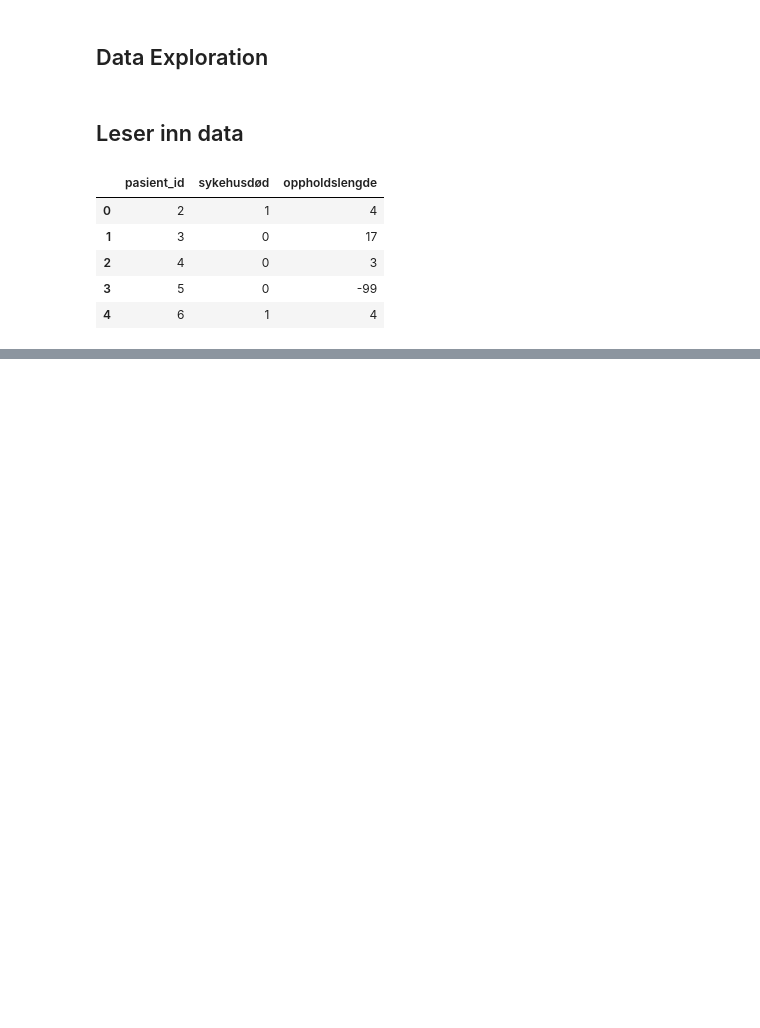
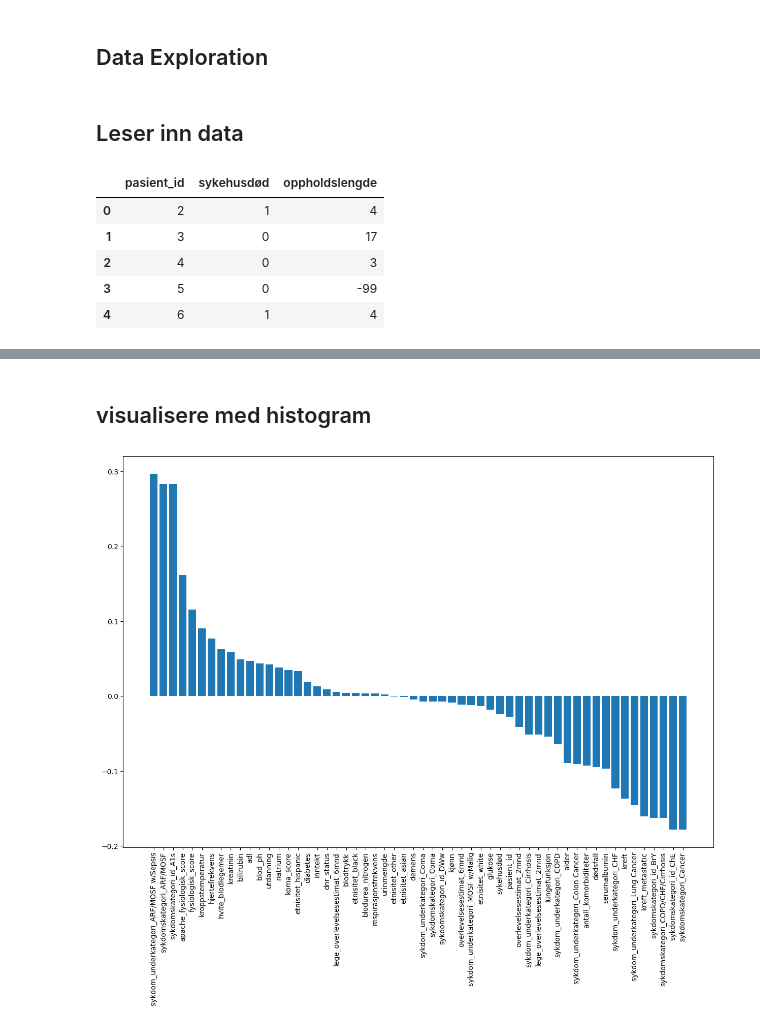
Before and after one commit to asfag4191/Predicted-hospital-stay, a Jupyter notebook: Untitled.ipynb, the cells around one changed output, grey strips where cells are left out. Saved outputs shown, nothing was run; the diff lists cells and outputs as text; code cells hidden in the pictures; blank space fills up the shorter version.

```diff
--- a/Untitled.ipynb
+++ b/Untitled.ipynb
@@ -139,0 +150,2 @@ df_under_7_dager
+# %% [markdown]
+## visualisere med histogram
@@ -139,0 +162,12 @@ df_under_7_dager
+# %%
+correlation=train_df.corr()
+corr_target=correlation['oppholdslengde'].sort_values(ascending=False)
+corr_target.drop('oppholdslengde', inplace=True)
+
+plt.figure(figsize=(15,10))
+plt.bar(corr_target.index, corr_target.values)
+plt.xticks(rotation=90)
+
+plt.show()
+# %% [output]
+[figure, added]
```
Also changed, not shown: parts of 21 cells of this notebook.
